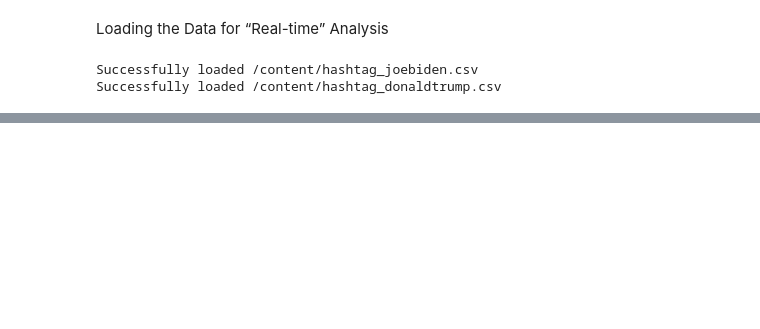
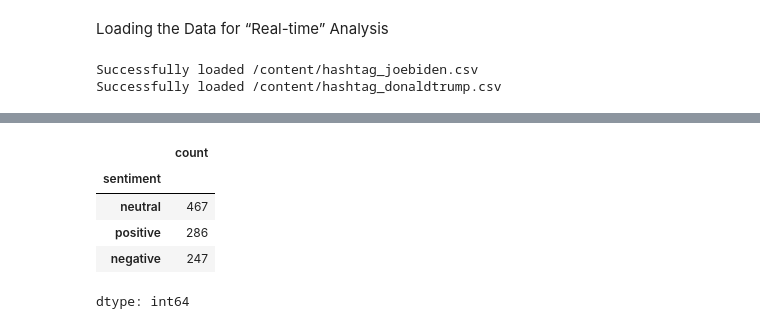
Before and after one commit to karri-ten/VibeScope, a Jupyter notebook: VibeScope.ipynb, the cells around one changed output, grey strips where cells are left out. Cells and saved outputs as stored; diff of their text form; code cells hidden in the pictures; blank space fills up the shorter version.

```diff
--- a/VibeScope.ipynb
+++ b/VibeScope.ipynb
@@ -244,0 +275,19 @@ Successfully loaded /content/hashtag_donaldtrump.csv
+# %%
+# Cleaning of tweets
+import re
+
+def clean_text(text):
+    text = str(text)
+    text = re.sub(r"http\S+", "", text)
+    text = re.sub(r"@\w+", "", text)
+    text = re.sub(r"#", "", text)
+    text = re.sub(r"[^\w\s]", "", text)
+    return text.lower().strip()
+
+
+if not tweets.empty:
+    tweets['clean_text'] = tweets['tweet'].apply(clean_text)
+    print("Cleaned text column created.")
+    print(tweets[['candidate', 'tweet', 'clean_text']].head(3))
+else:
+    print("The 'tweets' DataFrame is empty. Cannot create 'clean_text' column.")
@@ -244,0 +305,24 @@ Successfully loaded /content/hashtag_donaldtrump.csv
+# %%
+# Sentiment Analysis with VADER
+
+from vaderSentiment.vaderSentiment import SentimentIntensityAnalyzer
+
+analyzer = SentimentIntensityAnalyzer()
+def get_sentiment(text):
+    score = analyzer.polarity_scores(text)
+    if score['compound'] >= 0.05:
+        return 'positive'
+    elif score['compound'] <= -0.05:
+        return 'negative'
+    else:
+        return 'neutral'
+
+tweets['sentiment'] = tweets['clean_text'].apply(get_sentiment)
+tweets['sentiment'].value_counts()
+# %% [output]
+|  | count |
+| sentiment |  |
+| neutral | 467 |
+| positive | 286 |
+| negative | 247 |
+dtype: int64
```
Also changed, not shown: parts of 18 cells of this notebook.
